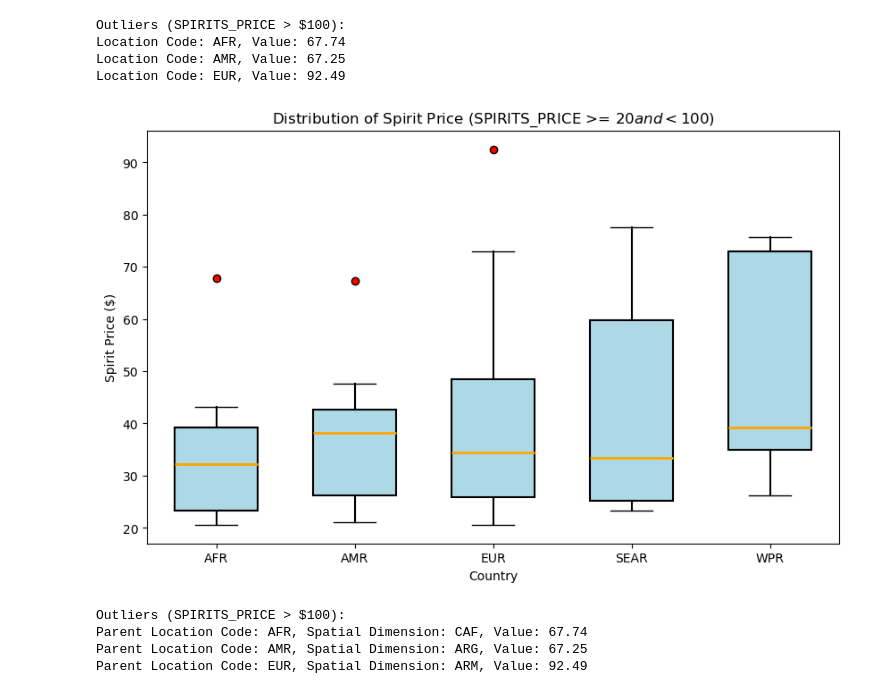
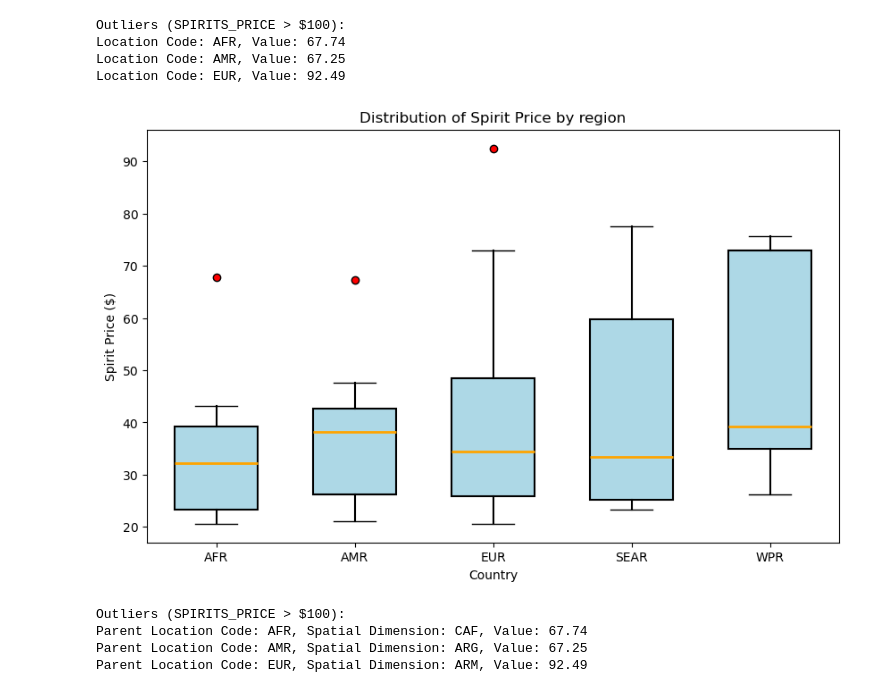
Before and after one commit to ThePennyGoblin/SMU_BootCamp_-Project_1, a Jupyter notebook: WHO Data API/Scratpad_Analysis.ipynb, the cells around one changed output. Cells and saved outputs as stored; diff of their text form; code cells hidden in the pictures.

```diff
--- a/WHO Data API/Scratpad_Analysis.ipynb
+++ b/WHO Data API/Scratpad_Analysis.ipynb
@@ -539,35 +540,35 @@ box_plot = plt.boxplot(grouped_data['SPIRITS_PRICE'],
                         medianprops=dict(color='orange', linewidth=2),
                         flierprops=dict(marker='o', markerfacecolor='red', markeredgecolor='black', alpha=1))
 
 # Set plot title and labels
-plt.title('Distribution of Spirit Price (SPIRITS_PRICE >= $20 and < $100)')
+plt.title('Distribution of Spirit Price by Region')
 plt.xlabel('Country')
 plt.ylabel('Spirit Price ($)')
 
 # Customize x-axis tick labels
 plt.xticks(ticks=range(1, len(grouped_data["ParentLocationCode"]) + 1), labels=grouped_data["ParentLocationCode"])
 
 # Display grid
 plt.grid(False)
 
 # Show plot
 plt.show()
 
 # Extract outliers with their ParentLocationCode, corresponding SpatialDim, and value
 outliers = []
 for i, flier in enumerate(box_plot['fliers']):
     y_data = flier.get_ydata()
     if len(y_data) > 0:
         parent_location_code = grouped_data["ParentLocationCode"][i]
         spatial_dim = dfprice_filtered[dfprice_filtered['ParentLocationCode'] == parent_location_code]['SpatialDim'].iloc[0]
         for value in y_data:
             outliers.append((parent_location_code, spatial_dim, value))
 
 print("Outliers (SPIRITS_PRICE > $100):")
 for parent_location_code, spatial_dim, value in outliers:
     print(f"Parent Location Code: {parent_location_code}, Spatial Dimension: {spatial_dim}, Value: {value}")
 # %% [output]
-[figure, old version]
+[figure, new version]
 Outliers (SPIRITS_PRICE > $100):
 Parent Location Code: AFR, Spatial Dimension: CAF, Value: 67.74
 Parent Location Code: AMR, Spatial Dimension: ARG, Value: 67.25
```
Also changed, not shown: parts of 7 cells of this notebook, 11 other files.
